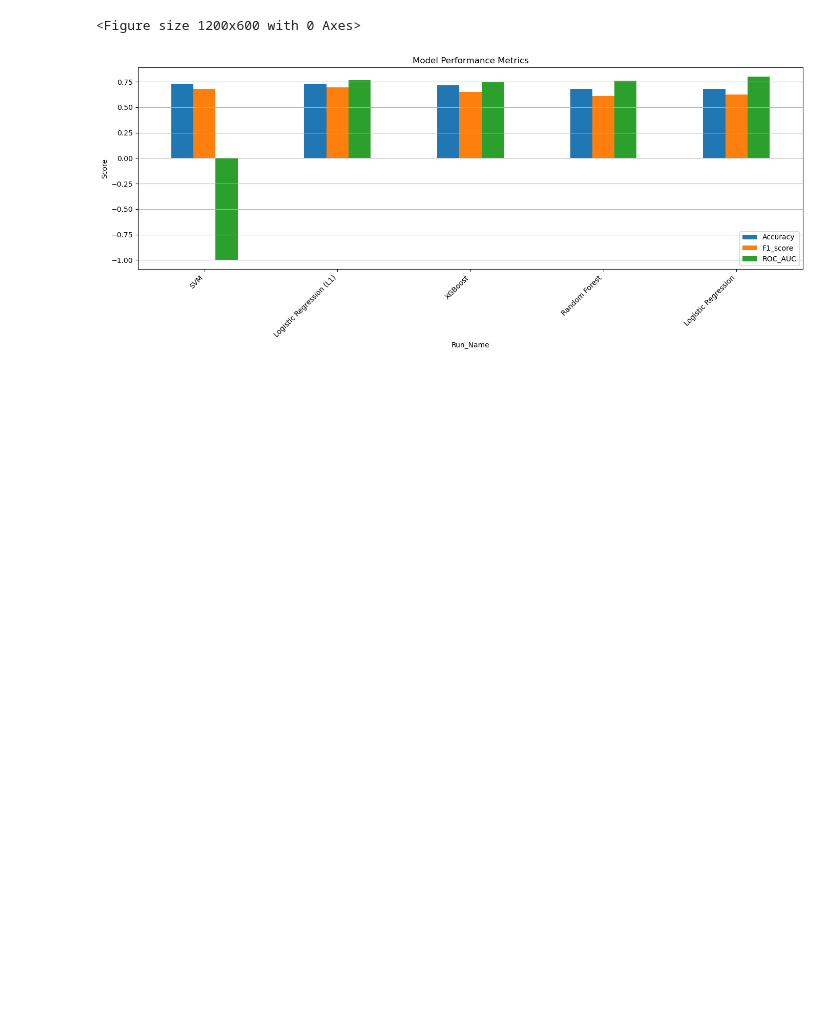
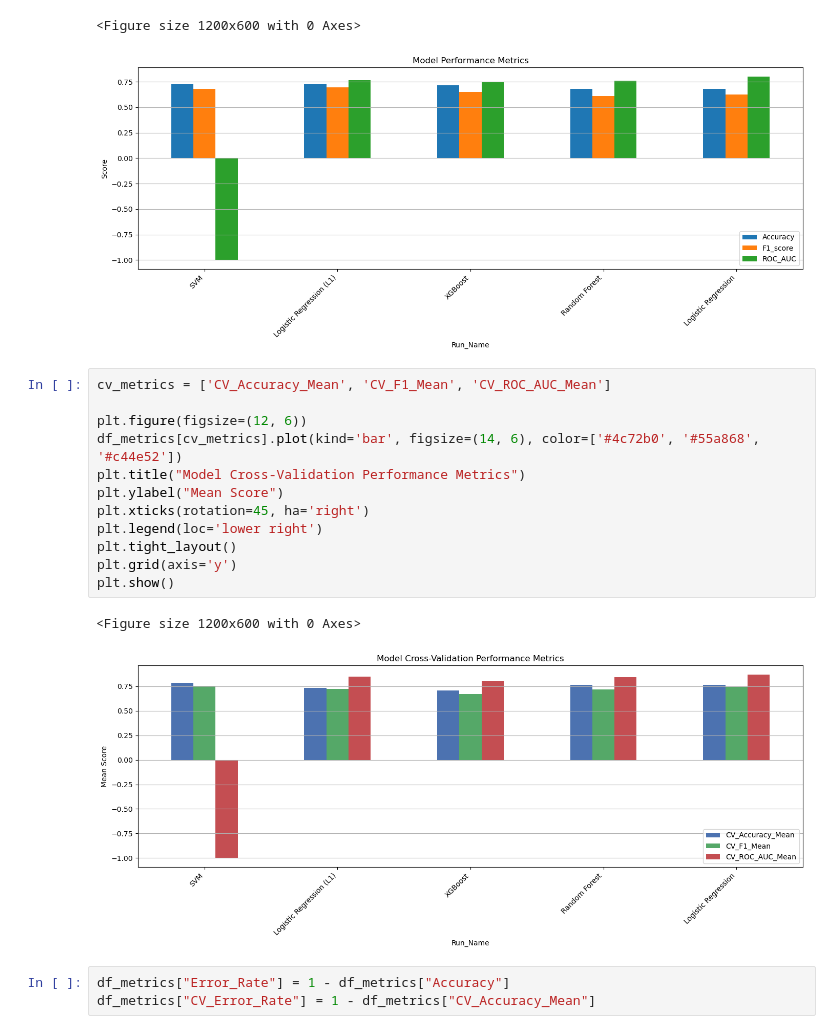
Before and after one commit to DimitraEl/Master-Thesis-2024, a Jupyter notebook: Notebooks/MLflow MODEL COMAPRISON.ipynb, the cells around one changed output. Drawn from its saved outputs; the diff is of its cells as text; blank space fills up the shorter version.

```diff
--- a/Notebooks/MLflow MODEL COMAPRISON.ipynb
+++ b/Notebooks/MLflow MODEL COMAPRISON.ipynb
@@ -187,3 +187,21 @@ plt.show()
 # %% [output]
 <Figure size 1200x600 with 0 Axes>
 [figure]
+# %%
+cv_metrics = ['CV_Accuracy_Mean', 'CV_F1_Mean', 'CV_ROC_AUC_Mean']
+
+plt.figure(figsize=(12, 6))
+df_metrics[cv_metrics].plot(kind='bar', figsize=(14, 6), color=['#4c72b0', '#55a868', '#c44e52'])
+plt.title("Model Cross-Validation Performance Metrics")
+plt.ylabel("Mean Score")
+plt.xticks(rotation=45, ha='right')
+plt.legend(loc='lower right')
+plt.tight_layout()
+plt.grid(axis='y')
+plt.show()
+# %% [output]
+<Figure size 1200x600 with 0 Axes>
+[figure, added]
+# %%
+df_metrics["Error_Rate"] = 1 - df_metrics["Accuracy"]
+df_metrics["CV_Error_Rate"] = 1 - df_metrics["CV_Accuracy_Mean"]
```
Also changed, not shown: parts of 1 cell of this notebook.
